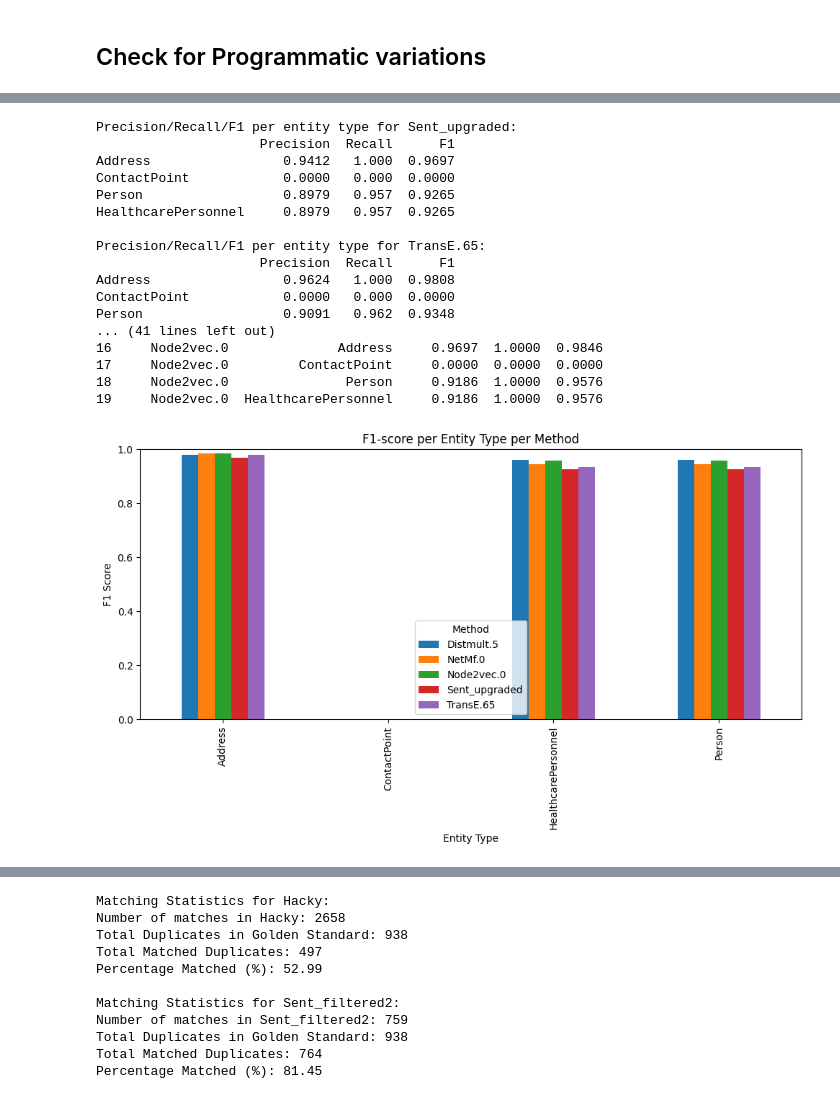
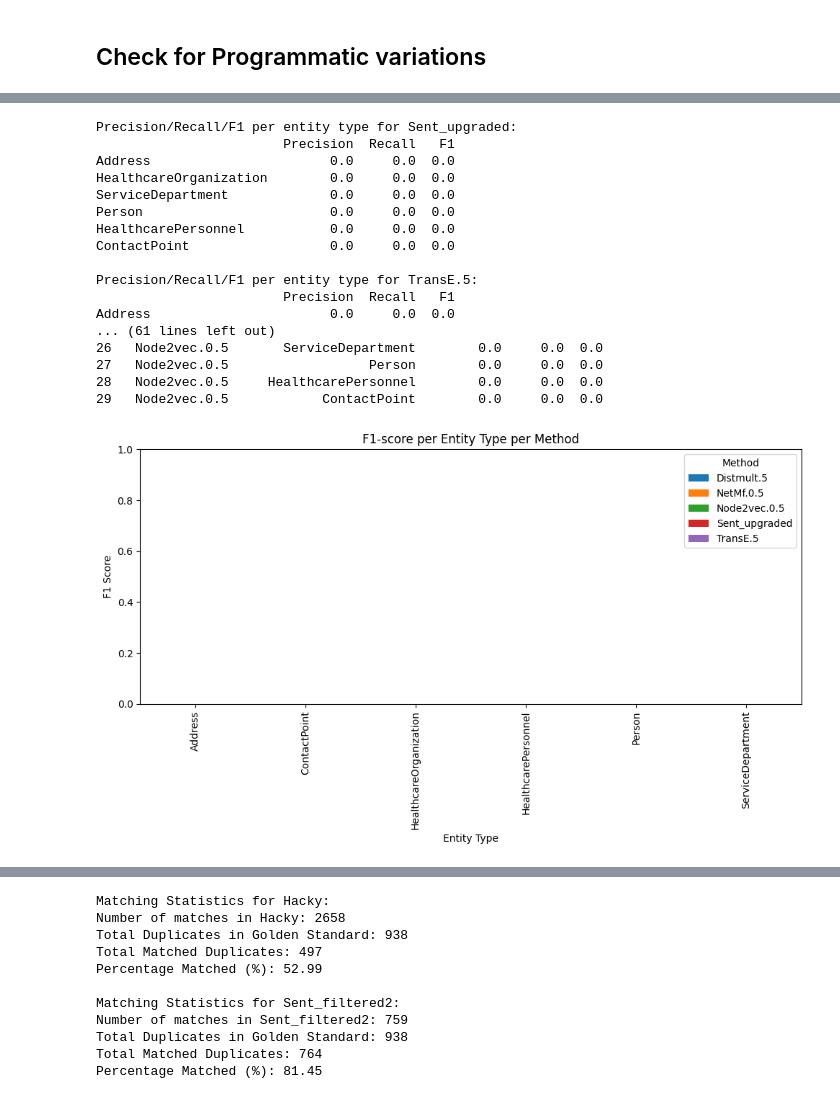
Before and after one commit to Timszy/entity-deduplication-hack-main, a Jupyter notebook: EvaluateProg_data.ipynb, the cells around one changed output, grey strips where cells are left out. Saved outputs shown, nothing was run; the diff lists cells and outputs as text; code cells hidden in the pictures.

```diff
--- a/EvaluateProg_data.ipynb
+++ b/EvaluateProg_data.ipynb
@@ -206,15 +207,19 @@ import json
 import matplotlib.pyplot as plt
 
 noise = 'high'
-golden_standard = pd.read_csv(f'data/test_golden_standard_{noise}_updated.csv')
+# Load the CSV and JSON files
+golden_standard = pd.read_csv(f'data/test_golden_standard_{noise}.csv')
 
+#Load both match files
 match_files = {
-    'Sent_upgraded': json.load(open(f'matches_{noise}/SentenceEmbedding_top_k5.json', 'r')),
-    'TransE.65' : json.load(open(f'matches_{noise}/HybridTransE_alpha_0.8.json', 'r')),
-    'Distmult.5': json.load(open(f'matches_{noise}/HybridDistmult_alpha_0.5.json', 'r')),
-    'NetMf.0' : json.load(open(f'matches_{noise}/HybridNetMf_alpha_0.8.json', 'r')),
-    'Node2vec.0': json.load(open(f'matches_{noise}/HybridNode2vecLow_alpha_0.35.json', 'r')),
+    'Sent_upgraded': json.load(open(f'matches_struct_{noise}/SentenceEmbedding_top_k5.json', 'r')),
+    'TransE.5' : json.load(open(f'matches_struct_{noise}/HybridTransE_alpha_0.5.json', 'r')),
+    'Distmult.5': json.load(open(f'matches_struct_{noise}/HybridDistmult_alpha_0.5.json', 'r')),
+    'NetMf.0.5' : json.load(open(f'matches_struct_{noise}/HybridNetMf_alpha_0.5.json', 'r')),
+    'Node2vec.0.5': json.load(open(f'matches_struct_{noise}/HybridNode2vecLow_alpha_0.5.json', 'r')),
+
 }
+
 
 def extract_uuid(uri):
     return uri.split("/")[-1]
@@ -238,6 +243,7 @@ for match_type, data in match_files.items():
 
     # List of entity types in the golden standard
     entity_types = golden_standard['entity_type'].unique()
+    # ...existing code...
     for entity_type in entity_types:
         # Filter golden pairs for this entity type
         golden_type_df = golden_standard[golden_standard['entity_type'] == entity_type]
@@ -245,25 +251,37 @@ for match_type, data in match_files.items():
             (row['original_id'], row['duplicate_id']) if row['original_id'] <= row['duplicate_id'] else (row['duplicate_id'], row['original_id'])
             for _, row in golden_type_df.iterrows()
         )
-        # Filter found pairs that match this entity type
-        # We need to check, for each found pair, whether they are in the golden_standard for this type
-        # The easiest way is to make a set of entity ids of this type
         valid_ids = set(golden_type_df['original_id']).union(set(golden_type_df['duplicate_id']))
         found_pairs_set = set(
             (pair['entity1'], pair['entity2']) if pair['entity1'] <= pair['entity2'] else (pair['entity2'], pair['entity1'])
             for pair in identifiers
             if pair['entity1'] in valid_ids and pair['entity2'] in valid_ids
         )
+
+        # Find "exact" matches not in golden for this entity type
+        exact_not_in_golden = 0
+        for match in data:
+            # Only consider matches for this entity type
+            # (Assumes you have entity_type info in your match or can infer it)
+            entity1 = next(e['entity1'] for e in match['entities'] if 'entity1' in e)
+            entity2 = next(e['entity2'] for e in match['entities'] if 'entity2' in e)
+            uuid1 = extract_uuid(entity1.get("subject"))
+            uuid2 = extract_uuid(entity2.get("subject"))
+            pair = (uuid1, uuid2) if uuid1 <= uuid2 else (uuid2, uuid1)
+            if uuid1 in valid_ids and uuid2 in valid_ids:
+                if pair not in golden_pairs_set and match.get("duplication_type") == "exact":
+                    exact_not_in_golden += 1
+
         TP = len(golden_pairs_set & found_pairs_set)
-        FP = len(found_pairs_set - golden_pairs_set)
+        FP = len(found_pairs_set - golden_pairs_set) - exact_not_in_golden
         FN = len(golden_pairs_set - found_pairs_set)
         precision = TP / (TP + FP) if (TP + FP) > 0 else 0
         recall = TP / (TP + FN) if (TP + FN) > 0 else 0
         F1 = 2 * precision * recall / (precision + recall) if (precision + recall) > 0 else 0
 
         prf_per_entity[entity_type] = {'Precision': precision, 'Recall': recall, 'F1': F1}
-
-    entity_type_pr_summary[match_type] = prf_per_entity
+    # ...existing code...
+        entity_type_pr_summary[match_type] = prf_per_entity
 
 # Convert results to DataFrames for nice display
 entity_prf_dfs = {}
@@ -271,49 +289,49 @@ for method, prf_dict in entity_type_pr_summary.items():
     df = pd.DataFrame(prf_dict).T  # entity_type as index
     entity_prf_dfs[method] = df.round(4)
 
 # Display all PRF tables for each method
 for method, df in entity_prf_dfs.items():
     print(f"\nPrecision/Recall/F1 per entity type for {method}:")
     print(df)
 
 # If you want a combined table:
 combined = []
 for method, df in entity_prf_dfs.items():
     df = df.copy()
     df['Method'] = method
     combined.append(df)
 combined_df = pd.concat(combined).reset_index().rename(columns={'index':'Entity Type'})
 combined_df = combined_df[['Method','Entity Type','Precision','Recall','F1']]
 print("\nCombined Precision/Recall/F1 per entity type:")
 print(combined_df)
 
 # You can also plot per-entity F1 for all methods
 f1_table = combined_df.pivot(index='Entity Type', columns='Method', values='F1')
 f1_table.plot(kind='bar', figsize=(10,6))
 plt.title('F1-score per Entity Type per Method')
 plt.ylabel('F1 Score')
 plt.ylim(0,1)
 plt.tight_layout()
 plt.show()
 # %% [output]
 Precision/Recall/F1 per entity type for Sent_upgraded:
-                     Precision  Recall      F1
-Address                 0.9412   1.000  0.9697
-ContactPoint            0.0000   0.000  0.0000
-Person                  0.8979   0.957  0.9265
-HealthcarePersonnel     0.8979   0.957  0.9265
+                        Precision  Recall   F1
+Address                       0.0     0.0  0.0
+HealthcareOrganization        0.0     0.0  0.0
+ServiceDepartment             0.0     0.0  0.0
+Person                        0.0     0.0  0.0
+HealthcarePersonnel           0.0     0.0  0.0
+ContactPoint                  0.0     0.0  0.0
 
-Precision/Recall/F1 per entity type for TransE.65:
-                     Precision  Recall      F1
-Address                 0.9624   1.000  0.9808
-ContactPoint            0.0000   0.000  0.0000
-Person                  0.9091   0.962  0.9348
-... (41 lines left out)
-16     Node2vec.0              Address     0.9697  1.0000  0.9846
-17     Node2vec.0         ContactPoint     0.0000  0.0000  0.0000
-18     Node2vec.0               Person     0.9186  1.0000  0.9576
-19     Node2vec.0  HealthcarePersonnel     0.9186  1.0000  0.9576
+Precision/Recall/F1 per entity type for TransE.5:
+                        Precision  Recall   F1
+Address                       0.0     0.0  0.0
+... (61 lines left out)
+26   Node2vec.0.5       ServiceDepartment        0.0     0.0  0.0
+27   Node2vec.0.5                  Person        0.0     0.0  0.0
+28   Node2vec.0.5     HealthcarePersonnel        0.0     0.0  0.0
+29   Node2vec.0.5            ContactPoint        0.0     0.0  0.0
-[figure, old version]
+[figure, new version]
 # %%
 import os
 
```
Also changed, not shown: parts of 5 cells of this notebook, 32 other files.
